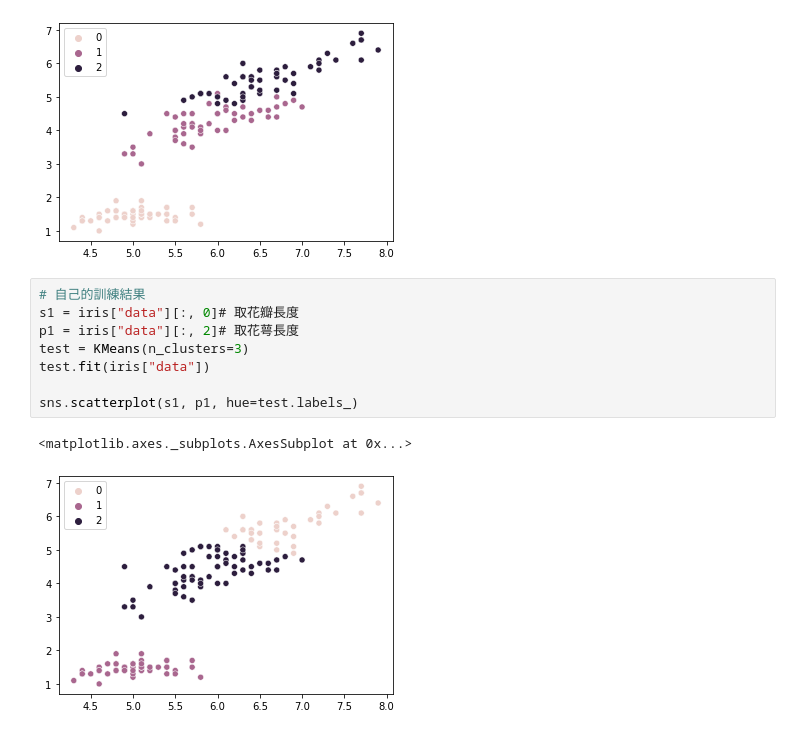
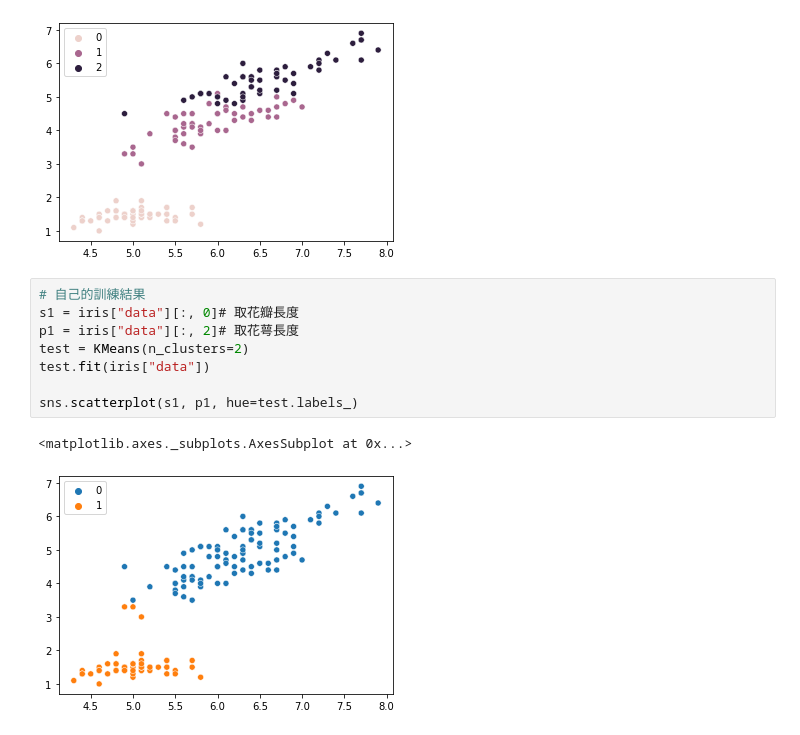
Before and after one commit to yihong1011/TibameML, a Jupyter notebook: cluster.ipynb, the cells around one changed output. Saved outputs shown, nothing was run; the diff lists cells and outputs as text.

```diff
--- a/cluster.ipynb
+++ b/cluster.ipynb
@@ -91,11 +91,11 @@ sns.scatterplot(s1, p1, hue=iris["target"])
 # %%
 # 自己的訓練結果
 s1 = iris["data"][:, 0]# 取花瓣長度
 p1 = iris["data"][:, 2]# 取花萼長度
-test = KMeans(n_clusters=3)
+test = KMeans(n_clusters=2)
 test.fit(iris["data"])
 
 sns.scatterplot(s1, p1, hue=test.labels_)
 # %% [output]
 <matplotlib.axes._subplots.AxesSubplot at 0x...>
-[figure, old version]
+[figure, new version]
```
